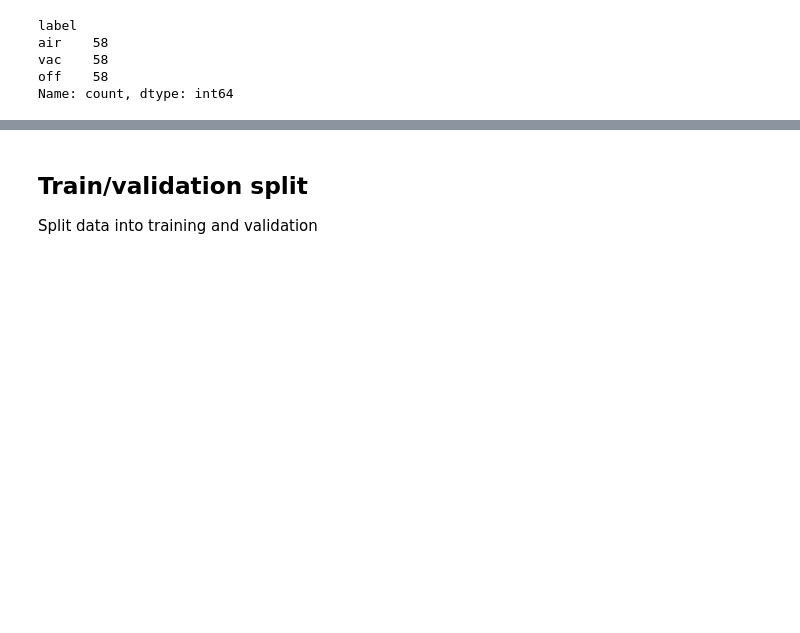
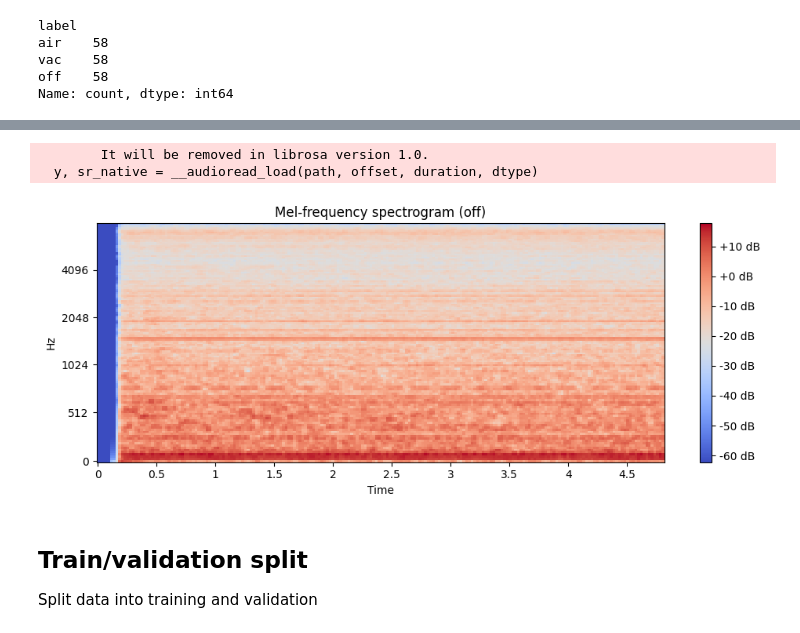
Before and after one commit to farthornas/labear, a Jupyter notebook: notebooks/train.ipynb, the cells around one changed output, grey strips where cells are left out. Drawn from its saved outputs; the diff is of its cells as text; code cells hidden in the pictures; blank space fills up the shorter version.

```diff
--- a/notebooks/train.ipynb
+++ b/notebooks/train.ipynb
@@ -160,3 +171,9 @@ def show_sample_of(cls: str, random_state=None):
+# %%
+plot_spectrogram("/Users/jonas/Library/CloudStorage/OneDrive-UniversityofExeter/sound_recognition/data/g28_huawei/debug/g28_off_test_mon_1727950893257.m4a", "off")
+# %% [output]
+        It will be removed in librosa version 1.0.
+  y, sr_native = __audioread_load(path, offset, duration, dtype)
+[figure, added]
 # %% [markdown]
 ## Train/validation split
 
```
Also changed, not shown: parts of 4 cells of this notebook.
